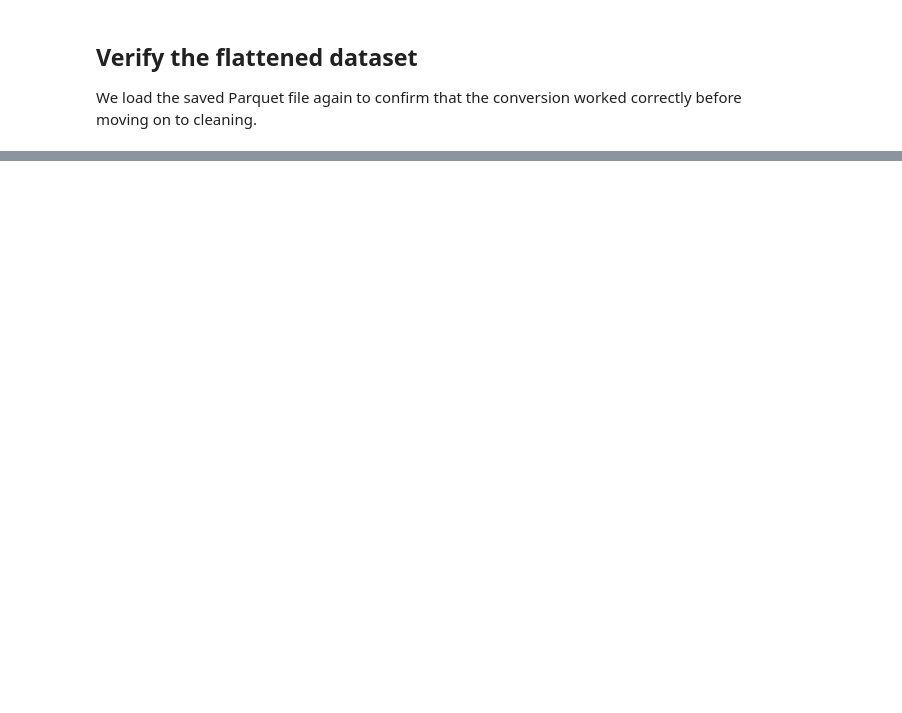
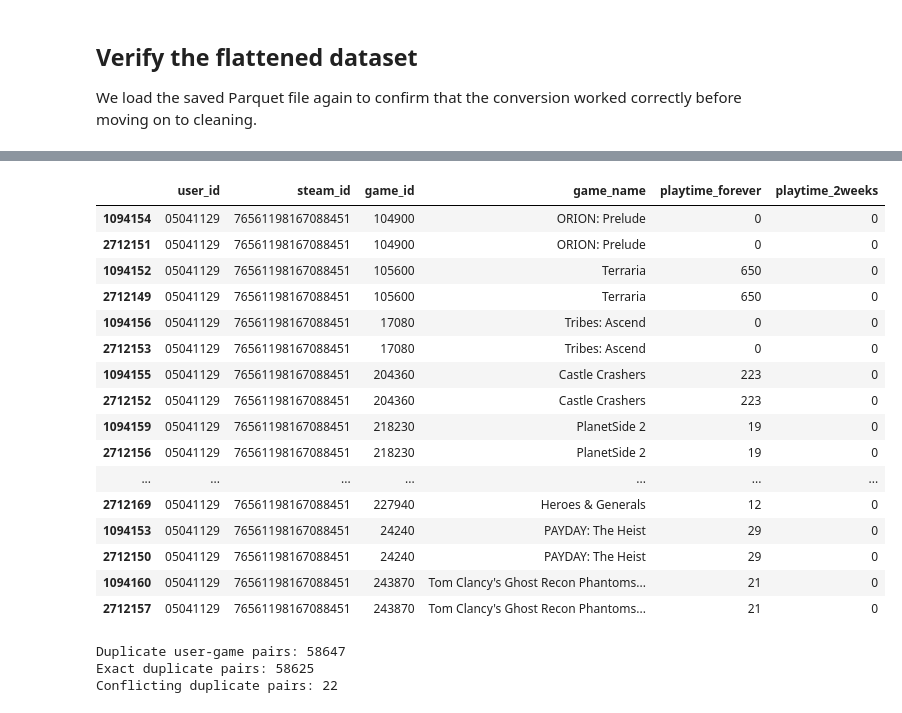
Before and after one commit to oli00tyran/02807-comp_tools_project, a Jupyter notebook: notebooks/01_data_preparation.ipynb, the cells around one changed output, grey strips where cells are left out. Saved outputs shown, nothing was run; the diff lists cells and outputs as text; code cells hidden in the pictures; blank space fills up the shorter version.

```diff
--- a/notebooks/01_data_preparation.ipynb
+++ b/notebooks/01_data_preparation.ipynb
@@ -246,0 +292,7 @@ Shape: (5153209, 6)
+# %%
+duplicate_pairs = interactions.duplicated(
+    subset=["user_id", "game_id"],
+    keep=False
+)
+
+print("Rows involved in duplicate user-game pairs:", duplicate_pairs.sum())
@@ -246,0 +305,44 @@ Shape: (5153209, 6)
+# %%
+duplicate_rows = interactions[duplicate_pairs].sort_values(
+    ["user_id", "game_id"]
+)
+
+duplicate_rows.head(20)
+# %% [output]
+|  | user_id | steam_id | game_id | game_name | playtime_forever | playtime_2weeks |
+| 1094154 | 05041129 | 76561198167088451 | 104900 | ORION: Prelude | 0 | 0 |
+| 2712151 | 05041129 | 76561198167088451 | 104900 | ORION: Prelude | 0 | 0 |
+| 1094152 | 05041129 | 76561198167088451 | 105600 | Terraria | 650 | 0 |
+| 2712149 | 05041129 | 76561198167088451 | 105600 | Terraria | 650 | 0 |
+| 1094156 | 05041129 | 76561198167088451 | 17080 | Tribes: Ascend | 0 | 0 |
+| 2712153 | 05041129 | 76561198167088451 | 17080 | Tribes: Ascend | 0 | 0 |
+| 1094155 | 05041129 | 76561198167088451 | 204360 | Castle Crashers | 223 | 0 |
+| 2712152 | 05041129 | 76561198167088451 | 204360 | Castle Crashers | 223 | 0 |
+| 1094159 | 05041129 | 76561198167088451 | 218230 | PlanetSide 2 | 19 | 0 |
+| 2712156 | 05041129 | 76561198167088451 | 218230 | PlanetSide 2 | 19 | 0 |
+| ... | ... | ... | ... | ... | ... | ... |
+| 2712169 | 05041129 | 76561198167088451 | 227940 | Heroes & Generals | 12 | 0 |
+| 1094153 | 05041129 | 76561198167088451 | 24240 | PAYDAY: The Heist | 29 | 0 |
+| 2712150 | 05041129 | 76561198167088451 | 24240 | PAYDAY: The Heist | 29 | 0 |
+| 1094160 | 05041129 | 76561198167088451 | 243870 | Tom Clancy's Ghost Recon Phantoms... | 21 | 0 |
+| 2712157 | 05041129 | 76561198167088451 | 243870 | Tom Clancy's Ghost Recon Phantoms... | 21 | 0 |
+# %%
+# Group all duplicated rows by user and game.
+duplicate_groups = duplicate_rows.groupby(["user_id", "game_id"])
+
+# For each duplicate group, count how many different values appear
+# in the remaining columns.
+value_counts = duplicate_groups[
+    ["steam_id", "game_name", "playtime_forever", "playtime_2weeks"]
+].nunique()
+
+# A pair is conflicting if at least one column has more than one unique value.
+conflicting_pairs = value_counts.gt(1).any(axis=1)
+
+print("Duplicate user-game pairs:", duplicate_groups.ngroups)
+print("Exact duplicate pairs:", (~conflicting_pairs).sum())
+print("Conflicting duplicate pairs:", conflicting_pairs.sum())
+# %% [output]
+Duplicate user-game pairs: 58647
+Exact duplicate pairs: 58625
+Conflicting duplicate pairs: 22
```
Also changed, not shown: parts of 27 cells of this notebook, 1 other file.
